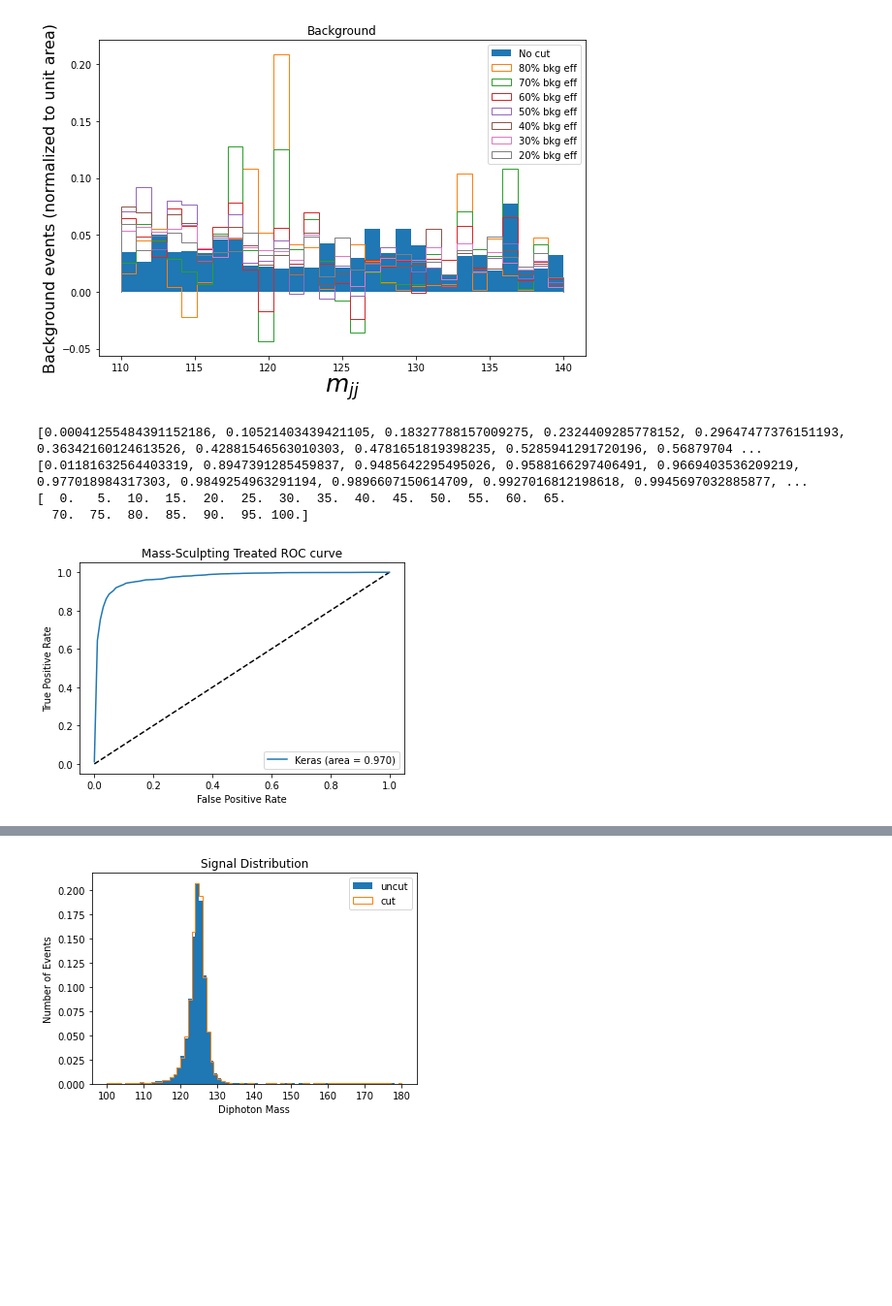
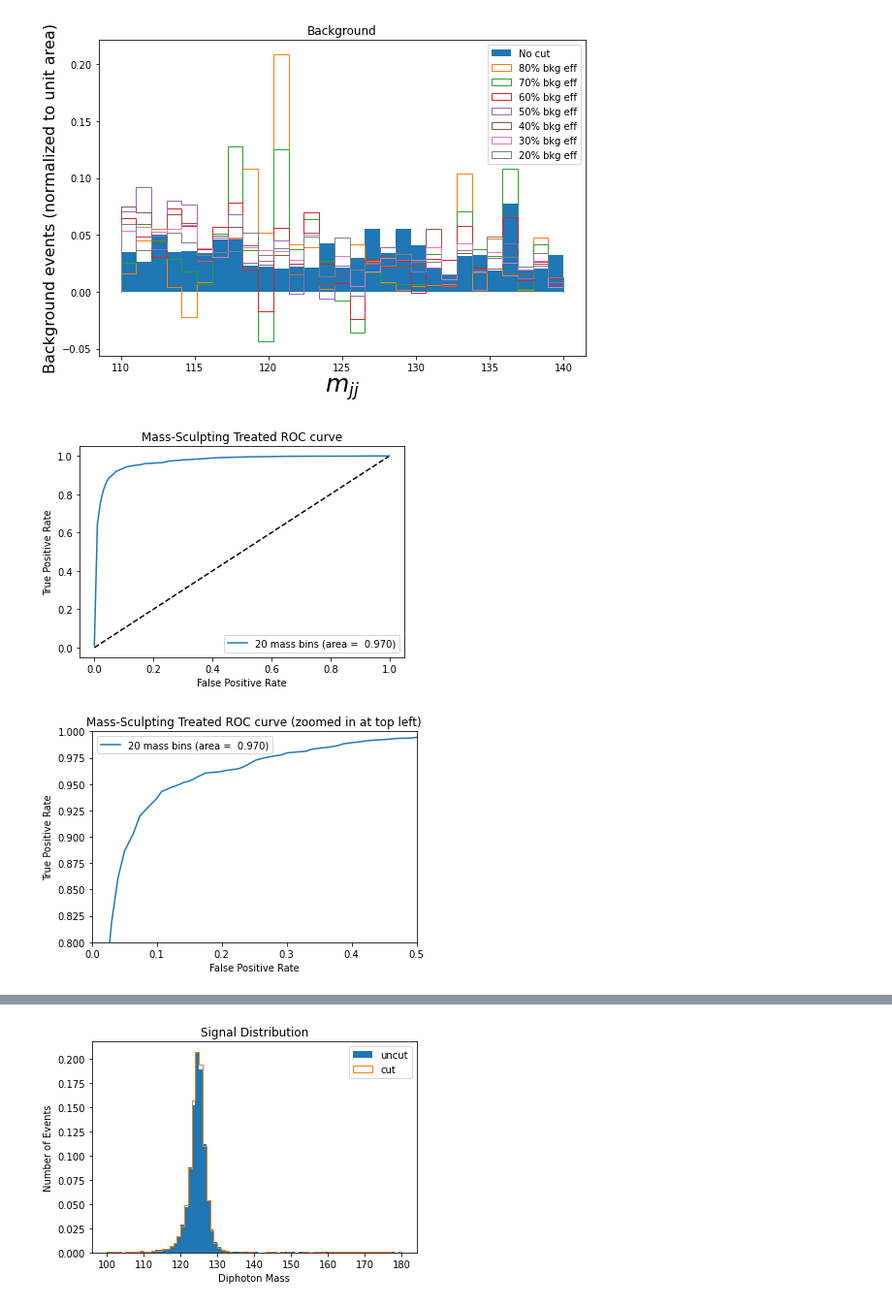
Before and after one commit to s-y-chen/HHbbgg, a Jupyter notebook: notebook/ML/Sequential_DNN_ggHH.ipynb, the cells around one changed output, grey strips where cells are left out. Shown at 97% size. Drawn from its saved outputs; the diff is of its cells as text; code cells hidden in the pictures; blank space fills up the shorter version.

```diff
--- a/notebook/ML/Sequential_DNN_ggHH.ipynb
+++ b/notebook/ML/Sequential_DNN_ggHH.ipynb
@@ -994,50 +994,68 @@ def plot_mass_sculpt_w_cut(df_sort, mass_bins, samp_name, FPR, key_name):
     plt.title(f'{samp_name} Distribution')
     plt.savefig(fname = f'Mass_Sculpt_Plts/full/combine_mgg_{samp_name}_cut_{FPR}')
     plt.show()
+# %%
+# for when drawing from saved tree
+
+samp_file_1 = uproot.open(f'DNN_Trees/combine_sequential_DNN/bgd_combine_seqDNN.root')
+samp_array_1 = samp_file_1['tree'].arrays()
+result_bgd_df_saved = pd.DataFrame(samp_array_1)
+
+samp_file_2 = uproot.open(f'DNN_Trees/combine_sequential_DNN/sig_combine_seqDNN.root')
+samp_array_2 = samp_file_2['tree'].arrays()
+result_sig_df_saved = pd.DataFrame(samp_array_2)
+
+result_bgd_df_sort = result_bgd_df_saved.sort_values(by = [b'diphoton_mass'])
+result_sig_df_sort = result_sig_df_saved.sort_values(by = [b'diphoton_mass'])
 # %%
-result_bgd_df_sort = result_bgd_df.sort_values(by = [b'diphoton_mass'])
-result_sig_df_sort = result_sig_df.sort_values(by = [b'diphoton_mass'])
+# result_bgd_df_sort = result_bgd_df.sort_values(by = [b'diphoton_mass'])
+# result_sig_df_sort = result_sig_df.sort_values(by = [b'diphoton_mass'])
-# %%
-print(result_fpr)
-print(result_tpr)
-print(fprs)
-# %% [output]
-[0.00041255484391152186, 0.10521403439421105, 0.18327788157009275, 0.2324409285778152, 0.29647477376151193, 0.36342160124613526, 0.42881546563010303, 0.4781651819398235, 0.5285941291720196, 0.56879704 ...
-[0.01181632564403319, 0.8947391285459837, 0.9485642295495026, 0.9588166297406491, 0.9669403536209219, 0.977018984317303, 0.9849254963291194, 0.9896607150614709, 0.9927016812198618, 0.9945697032885877, ...
-[  0.   5.  10.  15.  20.  25.  30.  35.  40.  45.  50.  55.  60.  65.
-  70.  75.  80.  85.  90.  95. 100.]
 # %%
 # ROC curve post ms with less bins
 fprs = np.linspace(0, 100, 101)
 bins = np.linspace(100, 180, 21)
 result_fpr = []
 result_tpr = []
 for fpr in fprs:
     DNN_sc_cuts = DNN_cuts(bins, result_bgd_df_sort, fpr)
     bgd_cuts = np.array(DNN_cut_pass(bins, result_bgd_df_sort, DNN_sc_cuts))
     sig_cuts = np.array(DNN_cut_pass(bins, result_sig_df_sort, DNN_sc_cuts))
     bgd_weights = result_bgd_df_sort.loc[:, b'genweight']
     sig_weights = result_sig_df_sort.loc[:, b'genweight']
     new_fpr = np.sum(bgd_cuts * bgd_weights) / np.sum(bgd_weights)
     new_tpr = np.sum(sig_cuts * sig_weights) / np.sum(sig_weights)
     result_fpr.append(new_fpr)
     result_tpr.append(new_tpr)
 
 # ROC curve
 
 auc = np.trapz(result_tpr, x = result_fpr)
 
 plt.figure(1)
 plt.plot([0, 1], [0, 1], 'k--')
-plt.plot(result_fpr, result_tpr, label='Keras (area = {:.3f})'.format(auc))
+plt.plot(result_fpr, result_tpr, label='20 mass bins (area =  {:.3f})'.format(auc))
 plt.xlabel('False Positive Rate')
 plt.ylabel('True Positive Rate')
 plt.title('Mass-Sculpting Treated ROC curve')
 plt.legend(loc='best')
 plt.savefig(fname = f'ROC_Plts/full/postms_ROC_curve_sm_weight.png', format='png')
 plt.show()
+
+# Zoom in view of the upper left corner ROC curve
+plt.figure(2)
+plt.xlim(0, 0.5)
+plt.ylim(0.8, 1)
+plt.plot([0, 1], [0, 1], 'k--')
+plt.plot(result_fpr, result_tpr, label= '20 mass bins (area =  {:.3f})'.format(auc))
+plt.ylabel('True Positive Rate')
+plt.xlabel('False Positive Rate')
+plt.title('Mass-Sculpting Treated ROC curve (zoomed in at top left)')
+plt.legend(loc='best')
+plt.savefig(fname = f'ROC_Plts/full/postms_ROC_curve_zoom_sm_weight')
+plt.show()
 # %% [output]
-[figure, old version]
+[figure, new version]
+[figure, added]
 # %%
 # ROC curve post ms with more bins
 fprs = np.linspace(0, 100, 101)
```
Also changed, not shown: parts of 3 cells of this notebook, 8 other files.
